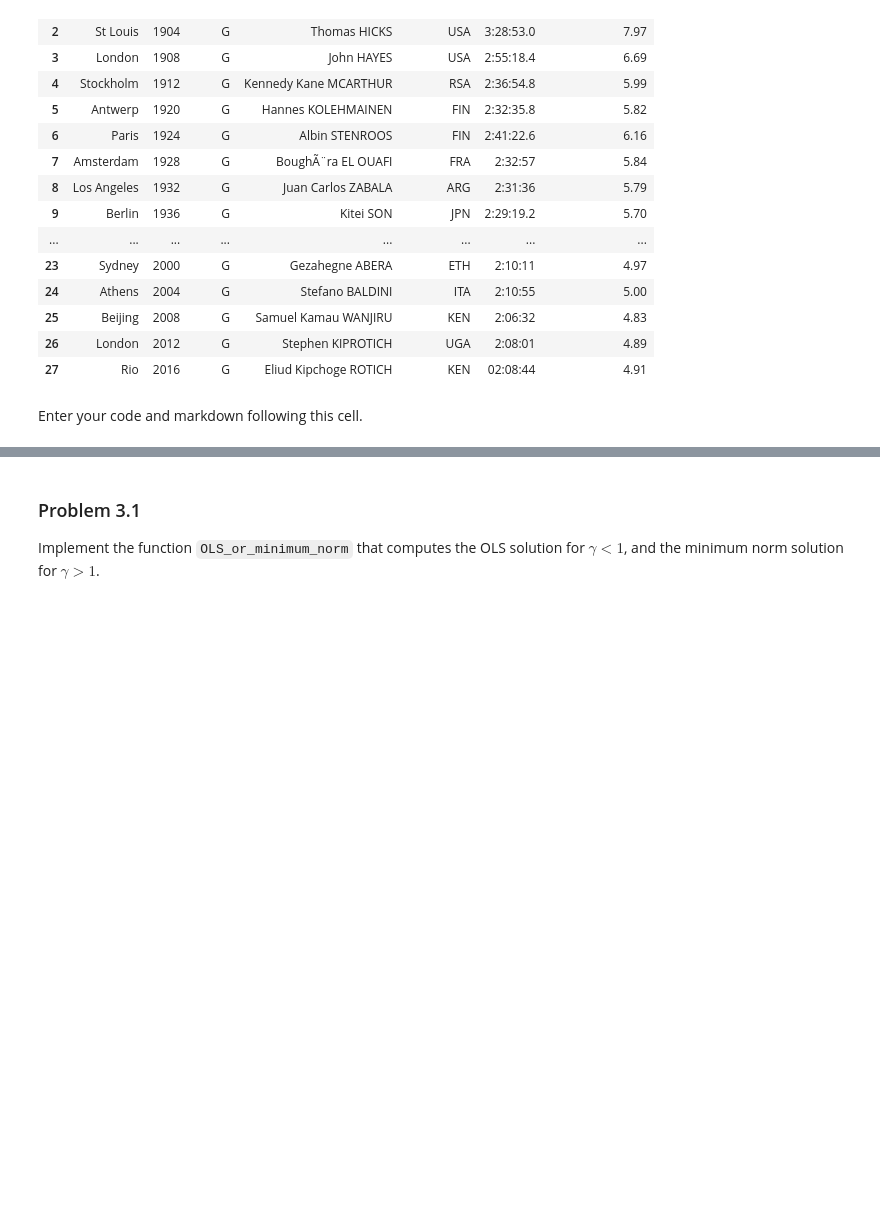
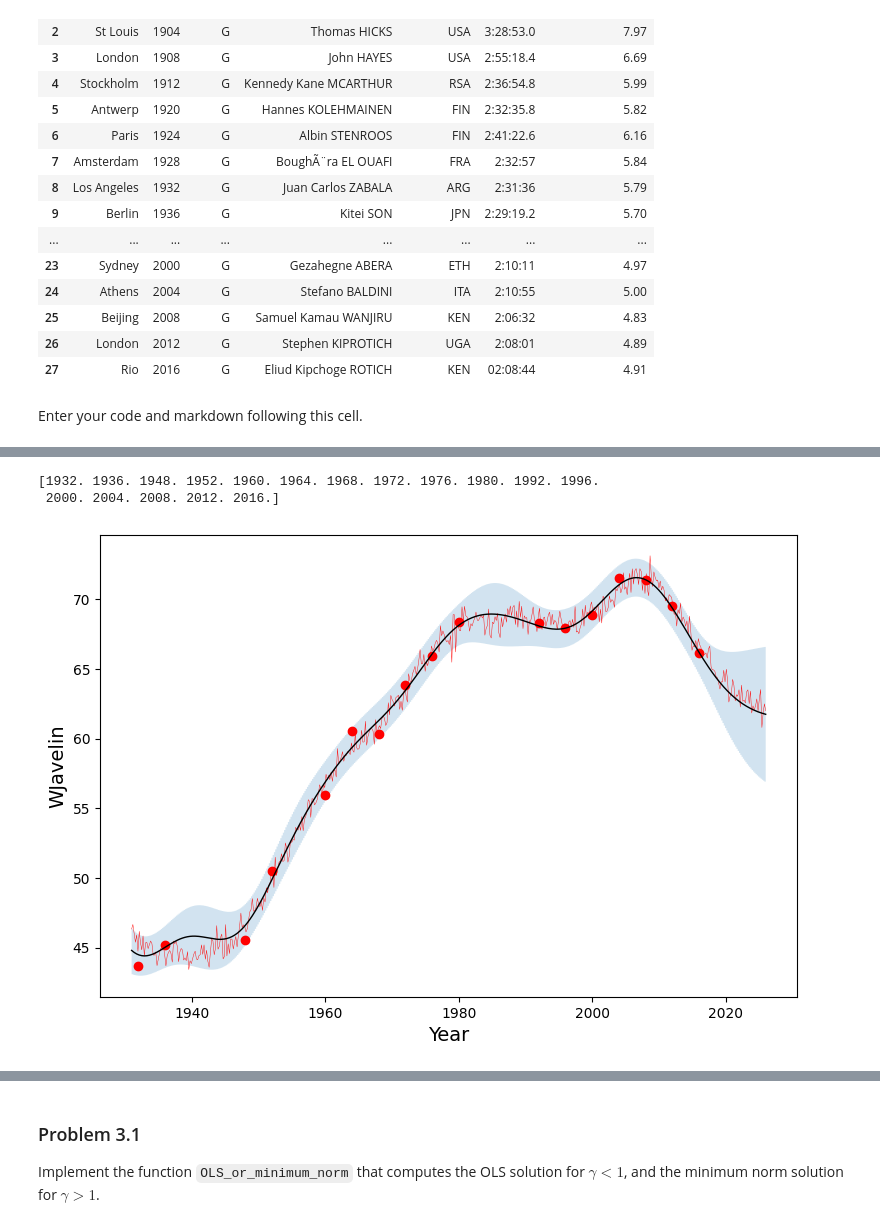
Before and after one commit to hop324/IML, a Jupyter notebook: assignments/assn2/assn2.ipynb, the cells around one changed output, grey strips where cells are left out. Drawn from its saved outputs; the diff is of its cells as text; code cells hidden in the pictures; blank space fills up the shorter version.

```diff
--- a/assignments/assn2/assn2.ipynb
+++ b/assignments/assn2/assn2.ipynb
@@ -504,0 +485,27 @@ gp_olympic_event(
+# %%
+wjavelin = dat[dat['Event'] == 'Javelin Throw Women']
+wjavelin = wjavelin[wjavelin['Medal'] == 'G']
+wjavelin = wjavelin.sort_values('Year')
+
+result_wj = np.array(wjavelin['Result'], dtype=float)
+year_wj = np.array(wjavelin['Year'], dtype=float)
+
+print(year_wj)
+
+mask = ~np.isnan(result_wj)
+result_wj = result_wj[mask]
+year_wj = year_wj[mask]
+
+gp_olympic_event(
+    year=year_wj,
+    result=result_wj,
+    kernel=K_fun,
+    mean= lambda x: mu_fun(x, np.mean(result_wj)),
+    noise=0.3,
+    event_name="WJavelin",
+    h=7
+)
+# %% [output]
+[1932. 1936. 1948. 1952. 1960. 1964. 1968. 1972. 1976. 1980. 1992. 1996.
+ 2000. 2004. 2008. 2012. 2016.]
+[figure, added]
```
Also changed, not shown: parts of 10 cells of this notebook.
